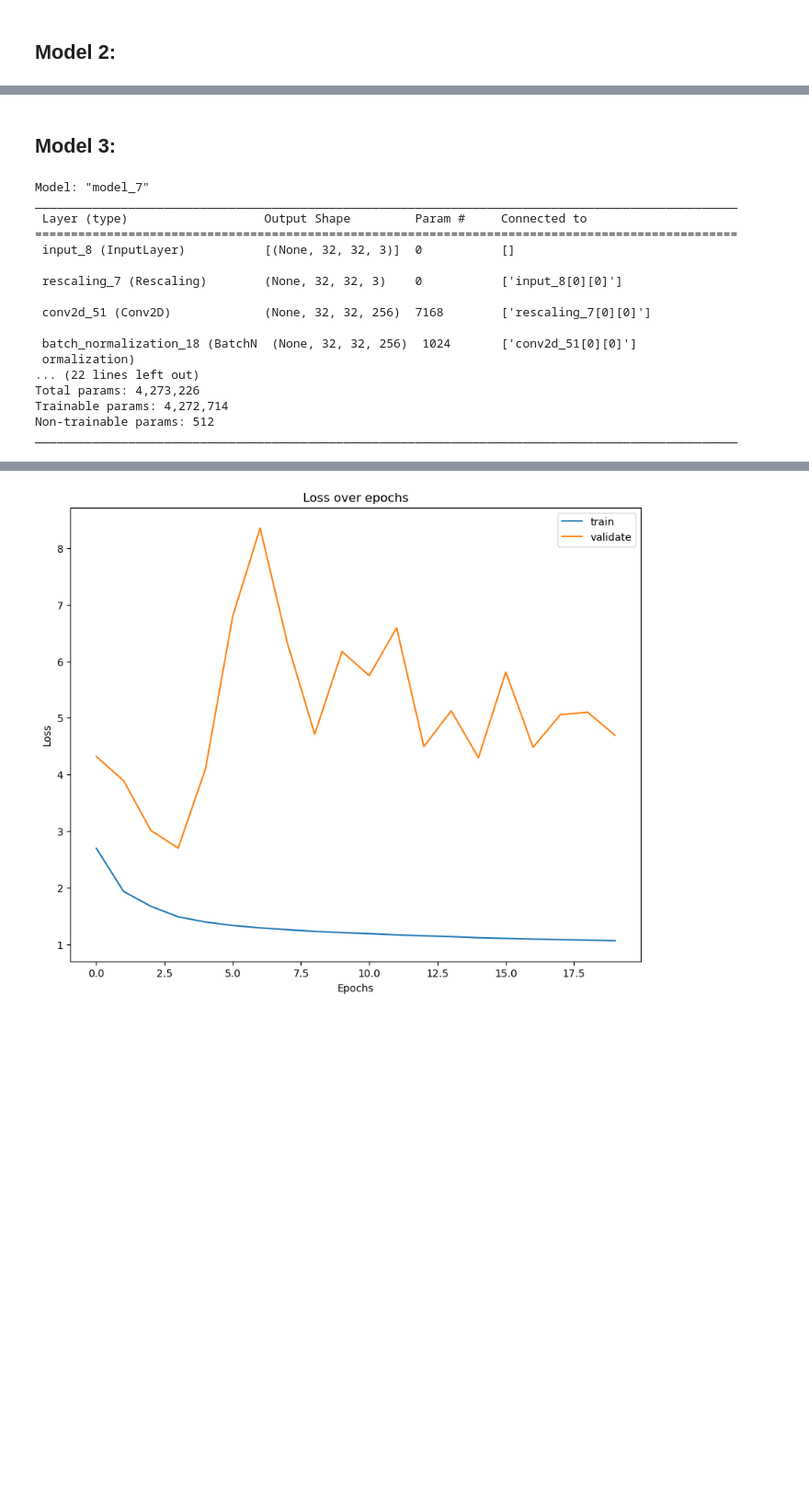
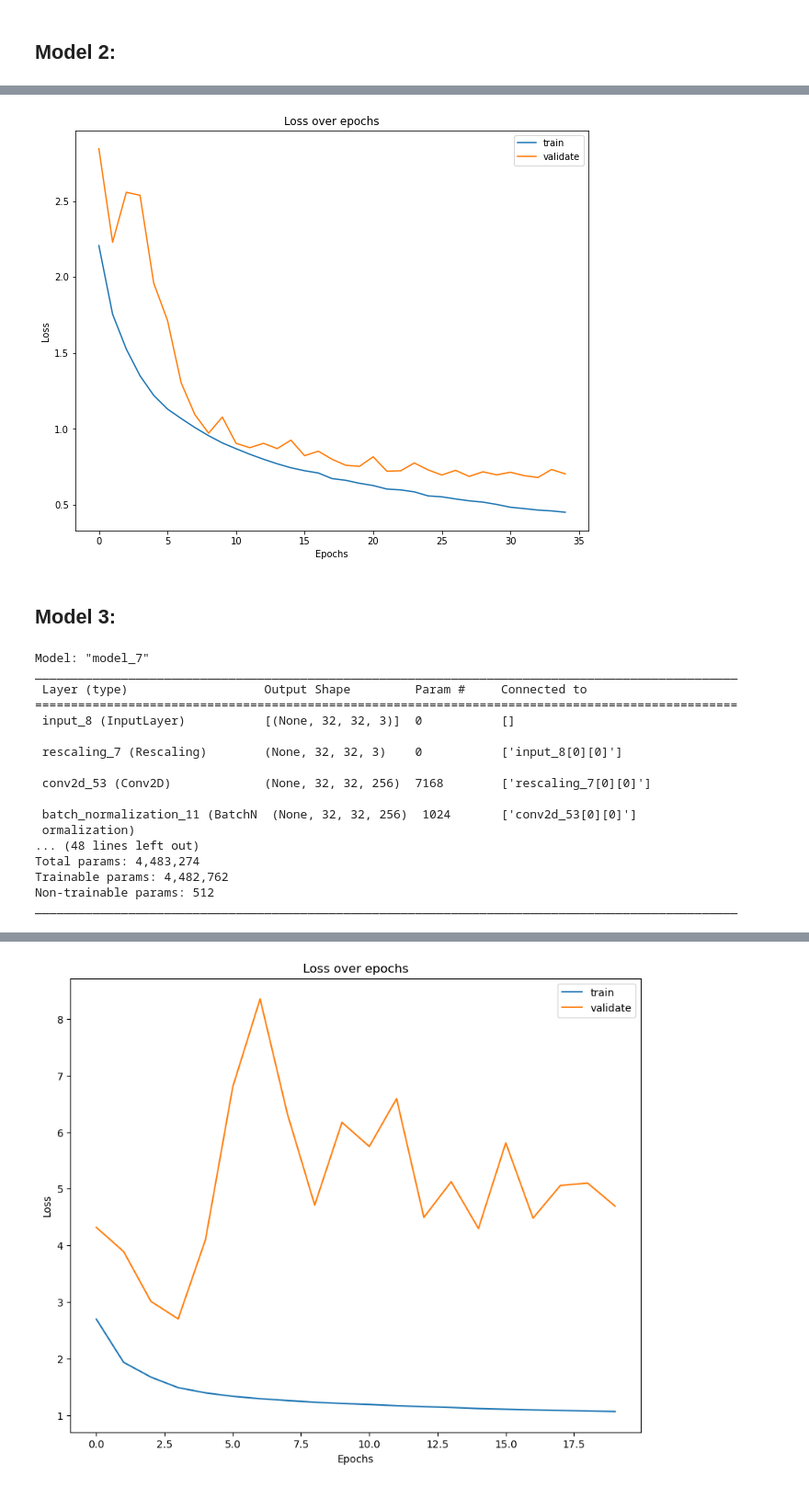
Before and after one commit to saakethkoka/ML-Lab6-CNN, a Jupyter notebook: main.ipynb, the cells around one changed output, grey strips where cells are left out. Shown: that part at 92% size. Saved outputs shown, nothing was run; the diff lists cells and outputs as text; code cells hidden in the pictures; blank space fills up the shorter version.

```diff
--- a/main.ipynb
+++ b/main.ipynb
@@ -223,0 +273,38 @@ plot_history(history2)
+# %%
+datagen = ImageDataGenerator()
+datagen.fit(X_train)
+input = tf.keras.Input(shape=(32, 32, 3))
+normalized_input = tf.keras.layers.experimental.preprocessing.Rescaling(1./255)(input)
+
+x = tf.keras.layers.Conv2D(32, (3, 3), activation='relu')(normalized_input)
+x = tf.keras.layers.BatchNormalization()(x)
+x = tf.keras.layers.Dropout(0.4)(x)
+x = tf.keras.layers.Conv2D(64, (3, 3), activation='relu')(x)
+x = tf.keras.layers.BatchNormalization()(x)
+x = tf.keras.layers.Dropout(0.4)(x)
+x = tf.keras.layers.Conv2D(64, (3, 3), activation='relu')(x)
+x = tf.keras.layers.BatchNormalization()(x)
+x = tf.keras.layers.Dropout(0.4)(x)
+x = tf.keras.layers.Conv2D(64, (3, 3), activation='relu')(x)
+x = tf.keras.layers.BatchNormalization()(x)
+x = tf.keras.layers.Dropout(0.4)(x)
+x = tf.keras.layers.Conv2D(64, (3, 3), activation='relu')(x)
+x = tf.keras.layers.Dropout(0.4)(x)
+x = tf.keras.layers.Conv2D(128, (3, 3), activation='relu')(x)
+x = tf.keras.layers.Dropout(0.4)(x)
+x = tf.keras.layers.Conv2D(256, (3, 3), activation='relu')(x)
+x = tf.keras.layers.MaxPooling2D((2, 2))(x)
+x = tf.keras.layers.Conv2D(128, (3, 3), activation='relu')(x)
+x = tf.keras.layers.MaxPooling2D((2, 2))(x)
+x = tf.keras.layers.Conv2D(256, (3, 3), activation='relu')(x)
+
+dense = tf.keras.layers.Flatten()(x)
+dense = tf.keras.layers.Dense(64, activation='relu')(dense)
+output = tf.keras.layers.Dense(10, activation='softmax')(dense)
+
+model2_5 = tf.keras.Model(inputs=input, outputs=output)
+
+model2_5.compile(optimizer='adam', loss='sparse_categorical_crossentropy', metrics=['accuracy'])
+
+
+history2_5 = model2_5.fit(datagen.flow(X_train, y_train, batch_size=512), epochs=35, validation_data=(X_val, y_val))
@@ -224,3 +329,7 @@ plot_history(history2)
+# %%
+plot_history(history2_5)
+# %% [output]
+[figure, added]
 # %% [markdown]
 ## Model 3:
 # %%
@@ -247,7 +356,23 @@ x = tf.keras.layers.Conv2D(64, (3, 3), activation='relu', padding="same", kernel
 x = tf.keras.layers.Conv2D(256, (1, 1), activation='relu', padding="same", kernel_initializer="he_uniform", kernel_regularizer=l2(.0001))(x)
 
 # Adding two layers
-x = tf.keras.layers.Add()([x, x_save])
+x_save = tf.keras.layers.Add()([x, x_save])
+
+# 3rd block
+x = tf.keras.layers.Conv2D(64, (1, 1), activation='relu', padding="same", kernel_initializer="he_uniform", kernel_regularizer=l2(.0001))(x_save)
+x = tf.keras.layers.Conv2D(64, (3, 3), activation='relu', padding="same", kernel_initializer="he_uniform", kernel_regularizer=l2(.0001))(x)
+x = tf.keras.layers.Conv2D(256, (1, 1), activation='relu', padding="same", kernel_initializer="he_uniform", kernel_regularizer=l2(.0001))(x)
+
+# Adding two layers
+x_save = tf.keras.layers.Add()([x, x_save])
+
+# 4th block
+x = tf.keras.layers.Conv2D(64, (1, 1), activation='relu', padding="same", kernel_initializer="he_uniform", kernel_regularizer=l2(.0001))(x_save)
+x = tf.keras.layers.Conv2D(64, (3, 3), activation='relu', padding="same", kernel_initializer="he_uniform", kernel_regularizer=l2(.0001))(x)
+x = tf.keras.layers.Conv2D(256, (1, 1), activation='relu', padding="same", kernel_initializer="he_uniform", kernel_regularizer=l2(.0001))(x)
+
+# Adding two layers
+x_save = tf.keras.layers.Add()([x, x_save])
 
 # Max pooling
 max_pool = tf.keras.layers.MaxPooling2D((2, 2))(x_save)
@@ -271,13 +396,13 @@ ________________________________________________________________________________
 
  rescaling_7 (Rescaling)        (None, 32, 32, 3)    0           ['input_8[0][0]']
 
- conv2d_51 (Conv2D)             (None, 32, 32, 256)  7168        ['rescaling_7[0][0]']
+ conv2d_53 (Conv2D)             (None, 32, 32, 256)  7168        ['rescaling_7[0][0]']
 
- batch_normalization_18 (BatchN  (None, 32, 32, 256)  1024       ['conv2d_51[0][0]']
+ batch_normalization_11 (BatchN  (None, 32, 32, 256)  1024       ['conv2d_53[0][0]']
  ormalization)
-... (22 lines left out)
-Total params: 4,273,226
-Trainable params: 4,272,714
+... (48 lines left out)
+Total params: 4,483,274
+Trainable params: 4,482,762
 Non-trainable params: 512
 __________________________________________________________________________________________________
 # %%
```
Also changed, not shown: parts of 13 cells of this notebook, 1 other file.
